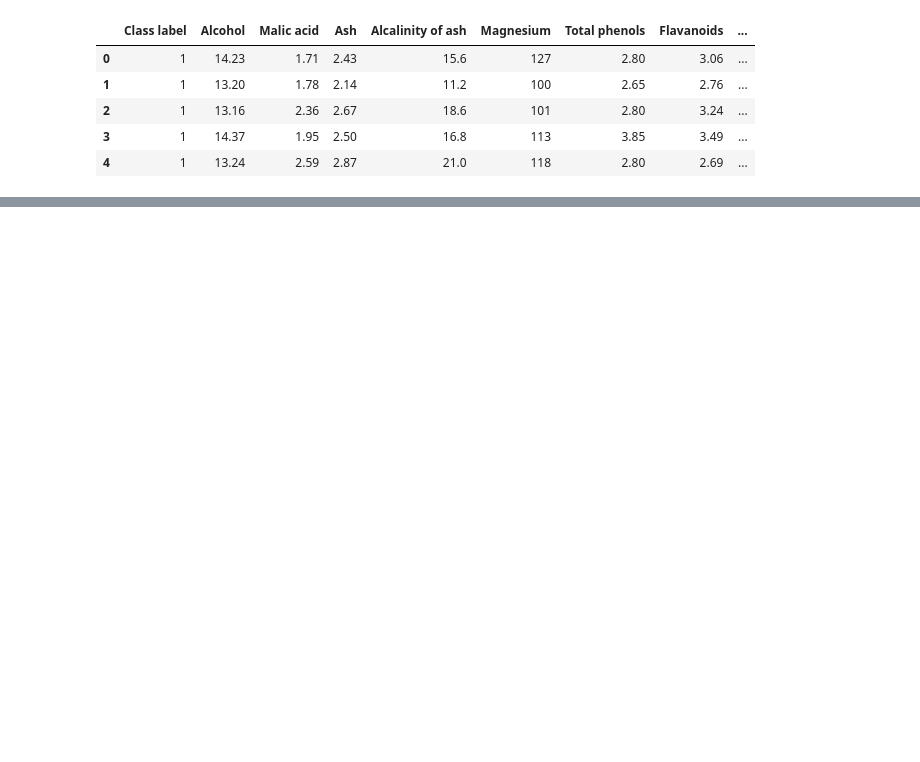
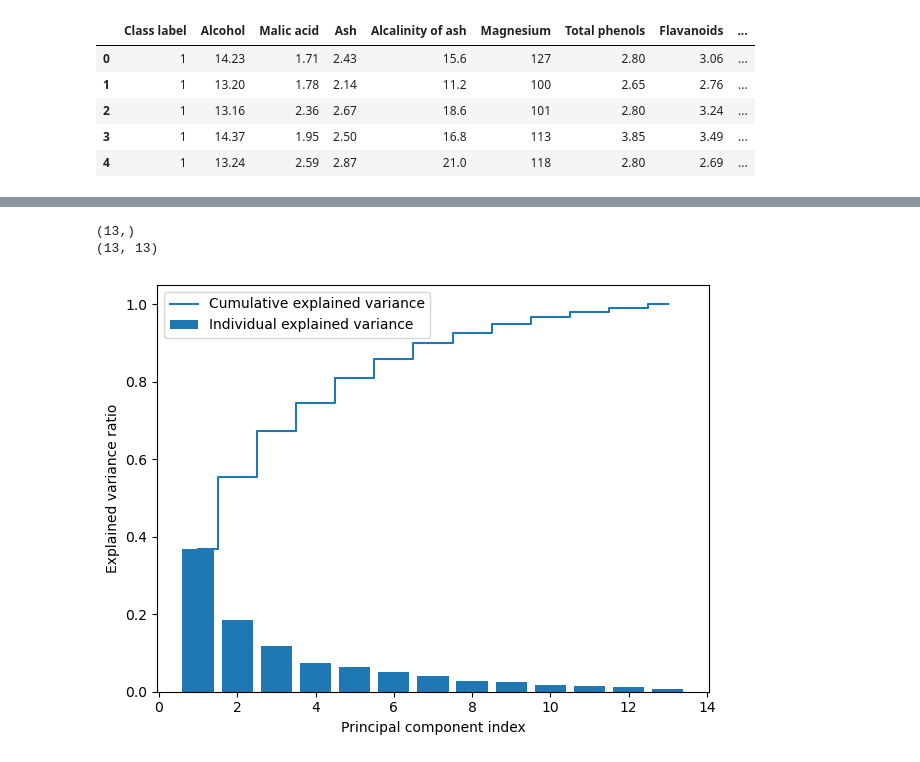
Before and after one commit to dusarp/Python-learning, a Jupyter notebook: machine learning/Raschka_ML_PyTorch_Scikit_learn/ch5/ch05_pca.ipynb, the cells around one changed output, grey strips where cells are left out. Saved outputs shown, nothing was run; the diff lists cells and outputs as text; code cells hidden in the pictures; blank space fills up the shorter version.

```diff
--- a/machine learning/Raschka_ML_PyTorch_Scikit_learn/ch5/ch05_pca.ipynb
+++ b/machine learning/Raschka_ML_PyTorch_Scikit_learn/ch5/ch05_pca.ipynb
@@ -25,3 +28,27 @@ df_wine.head()
 | 2 | 1 | 13.16 | 2.36 | 2.67 | 18.6 | 101 | 2.80 | 3.24 | ... |
 | 3 | 1 | 14.37 | 1.95 | 2.50 | 16.8 | 113 | 3.85 | 3.49 | ... |
 | 4 | 1 | 13.24 | 2.59 | 2.87 | 21.0 | 118 | 2.80 | 2.69 | ... |
+# %%
+#splitting the dataset into 70% training and 30% testing
+from sklearn.model_selection import train_test_split
+
+X, y = df_wine.iloc[:, 1:].values, df_wine.iloc[:, 0].values
+
+X_train, X_test, y_train, y_test = \
+    train_test_split(X, y, test_size=0.3,
+                     stratify=y,
+                     random_state=0)
+# %%
+#standardizing the data
+from sklearn.preprocessing import StandardScaler
+
+sc = StandardScaler()
+X_train_std = sc.fit_transform(X_train)
+X_test_std = sc.transform(X_test)
+# %%
+#Eigendecomposition of the covariance matrix
+import numpy as np
+cov_mat = np.cov(X_train_std.T)
+eigen_vals, eigen_vecs = np.linalg.eig(cov_mat)
+
+print('\nEigenvalues \n', eigen_vals)
@@ -27,0 +80,27 @@ df_wine.head()
+# %%
+print(eigen_vals.shape)
+print(eigen_vecs.shape)
+# %% [output]
+(13,)
+(13, 13)
+# %%
+#total and explained variance
+#The variance explained ratio of an eigenvalue, is simply the fraction of an eigenvalue and the total sum of the eigenvalues
+tot = sum(eigen_vals)
+var_exp = [(i / tot) for i in sorted(eigen_vals, reverse=True)]
+cum_var_exp = np.cumsum(var_exp)
+# %%
+import matplotlib.pyplot as plt
+
+plt.bar(range(1, 14), var_exp, align='center',
+        label='Individual explained variance')
+plt.step(range(1, 14), cum_var_exp, where='mid',
+         label='Cumulative explained variance')
+plt.ylabel('Explained variance ratio')
+plt.xlabel('Principal component index')
+plt.legend(loc='best')
+plt.tight_layout()
+plt.savefig('figures_pca/05_02_total_and_explained_variance.png', dpi=300)
+plt.show()
+# %% [output]
+[figure, added]
```
Also changed, not shown: parts of 17 cells of this notebook, 2 other files.
